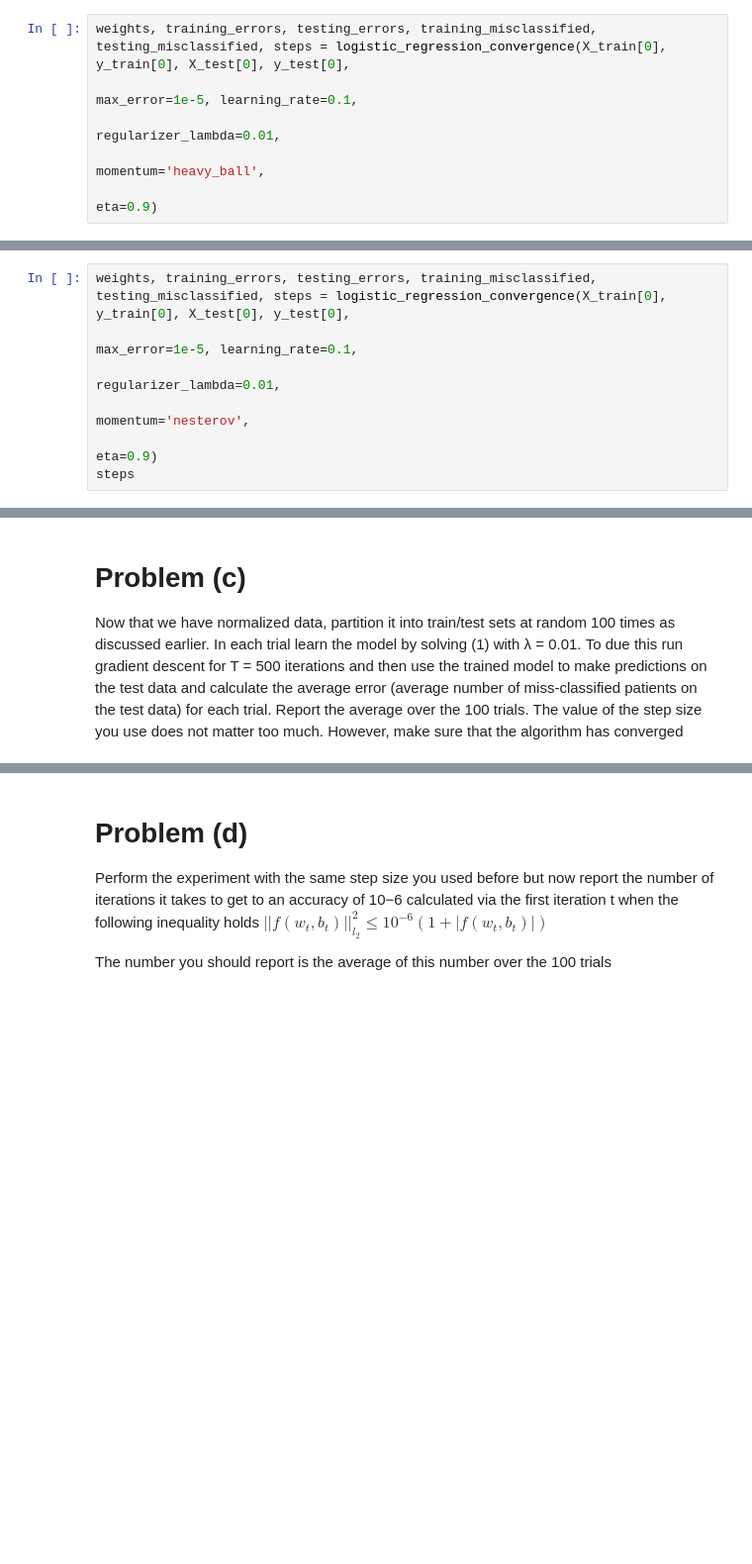
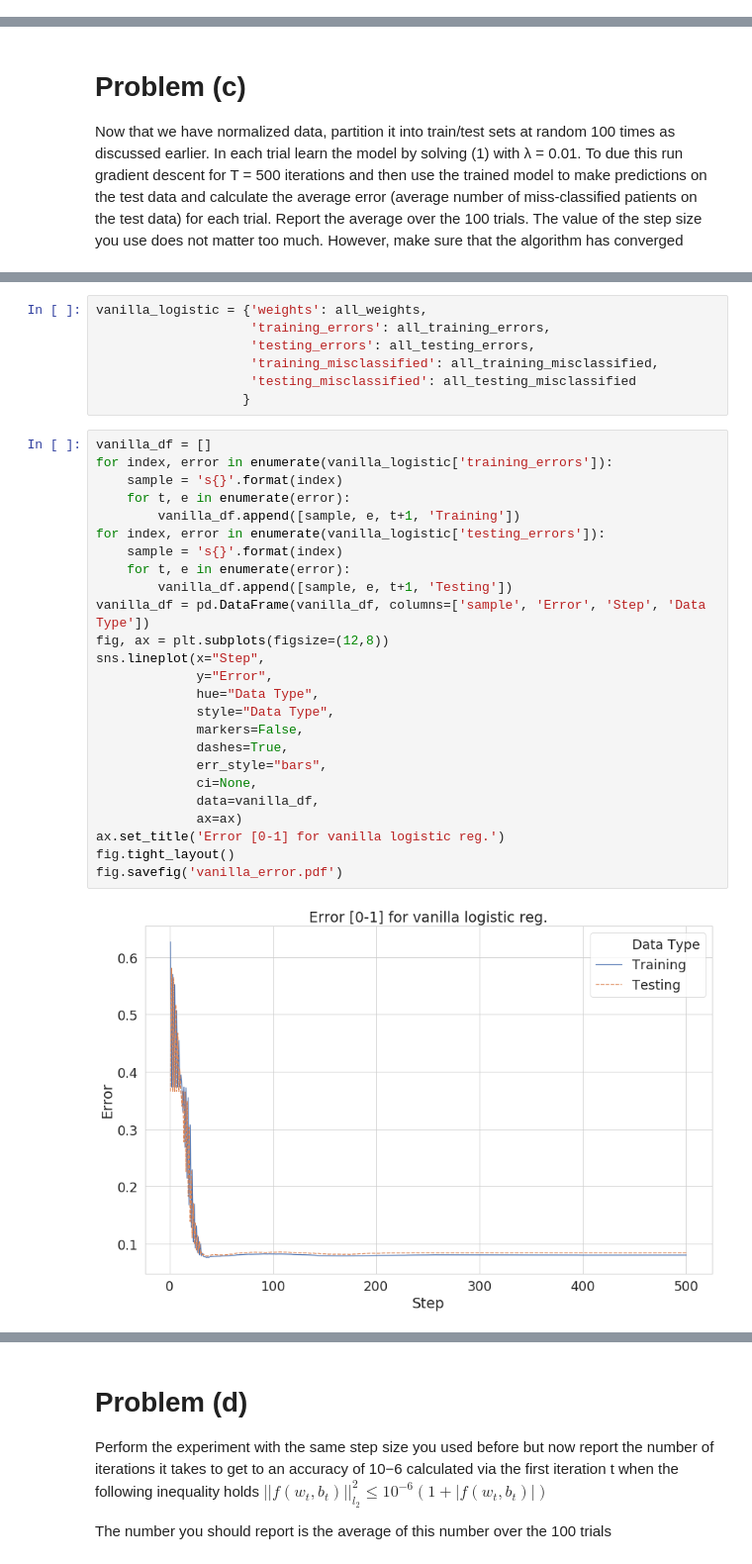
Before and after one commit to saketkc/hatex, a Jupyter notebook: 2018_Fall/EE-546/HW01/HW1.ipynb, the cells around one changed output, grey strips where cells are left out. Shown at 99% size. Cells and saved outputs as stored; diff of their text form; blank space fills up the shorter version.

```diff
--- a/2018_Fall/EE-546/HW01/HW1.ipynb
+++ b/2018_Fall/EE-546/HW01/HW1.ipynb
@@ -292,6 +250,0 @@ steps
-# %%
-weights, training_errors, testing_errors, training_misclassified, testing_misclassified, steps = logistic_regression_convergence(X_train[0], y_train[0], X_test[0], y_test[0],
-                                                                                                                                 max_error=1e-5, learning_rate=0.1,
-                                                                                                                                 regularizer_lambda=0.01,
-                                                                                                                                 momentum='heavy_ball',
-                                                                                                                                 eta=0.9)
@@ -305,7 +250,0 @@ steps
-# %%
-weights, training_errors, testing_errors, training_misclassified, testing_misclassified, steps = logistic_regression_convergence(X_train[0], y_train[0], X_test[0], y_test[0],
-                                                                                                                                 max_error=1e-5, learning_rate=0.1,
-                                                                                                                                 regularizer_lambda=0.01,
-                                                                                                                                 momentum='nesterov',
-                                                                                                                                 eta=0.9)
-steps
@@ -348,0 +371,34 @@ that the algorithm has converged
+# %%
+vanilla_logistic = {'weights': all_weights,
+                    'training_errors': all_training_errors,
+                    'testing_errors': all_testing_errors,
+                    'training_misclassified': all_training_misclassified,
+                    'testing_misclassified': all_testing_misclassified
+                   }
+# %%
+vanilla_df = []
+for index, error in enumerate(vanilla_logistic['training_errors']):
+    sample = 's{}'.format(index)
+    for t, e in enumerate(error):
+        vanilla_df.append([sample, e, t+1, 'Training'])
+for index, error in enumerate(vanilla_logistic['testing_errors']):
+    sample = 's{}'.format(index)
+    for t, e in enumerate(error):
+        vanilla_df.append([sample, e, t+1, 'Testing'])
+vanilla_df = pd.DataFrame(vanilla_df, columns=['sample', 'Error', 'Step', 'Data Type'])
+fig, ax = plt.subplots(figsize=(12,8))
+sns.lineplot(x="Step",
+             y="Error",
+             hue="Data Type",
+             style="Data Type",
+             markers=False,
+             dashes=True,
+             err_style="bars",
+             ci=None,
+             data=vanilla_df,
+             ax=ax)
+ax.set_title('Error [0-1] for vanilla logistic reg.')
+fig.tight_layout()
+fig.savefig('vanilla_error.pdf')
+# %% [output]
+[figure, added]
```
Also changed, not shown: parts of 38 cells of this notebook, 8 other files.
